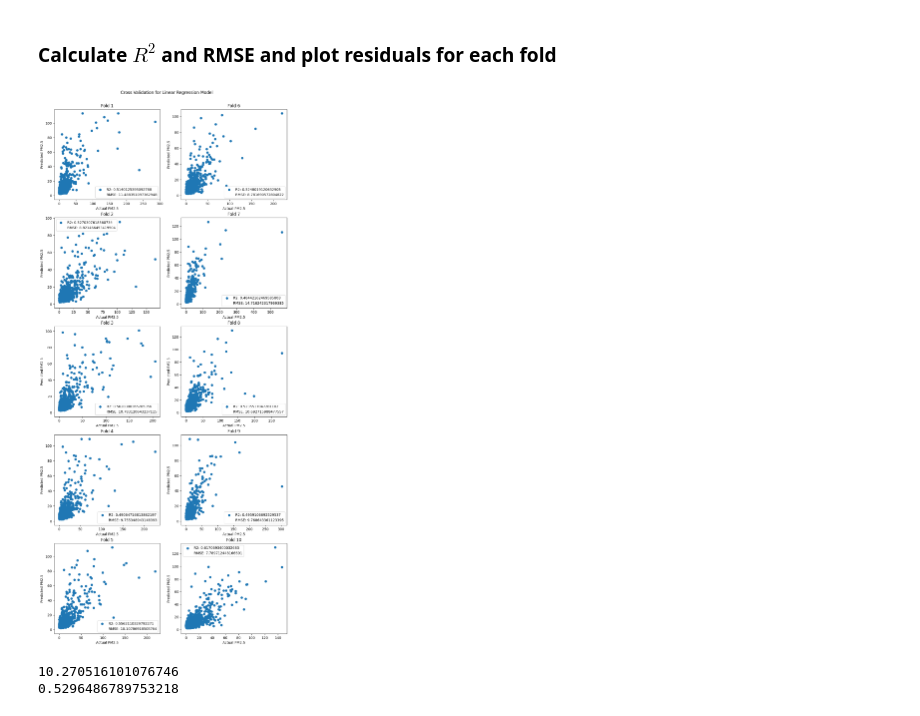
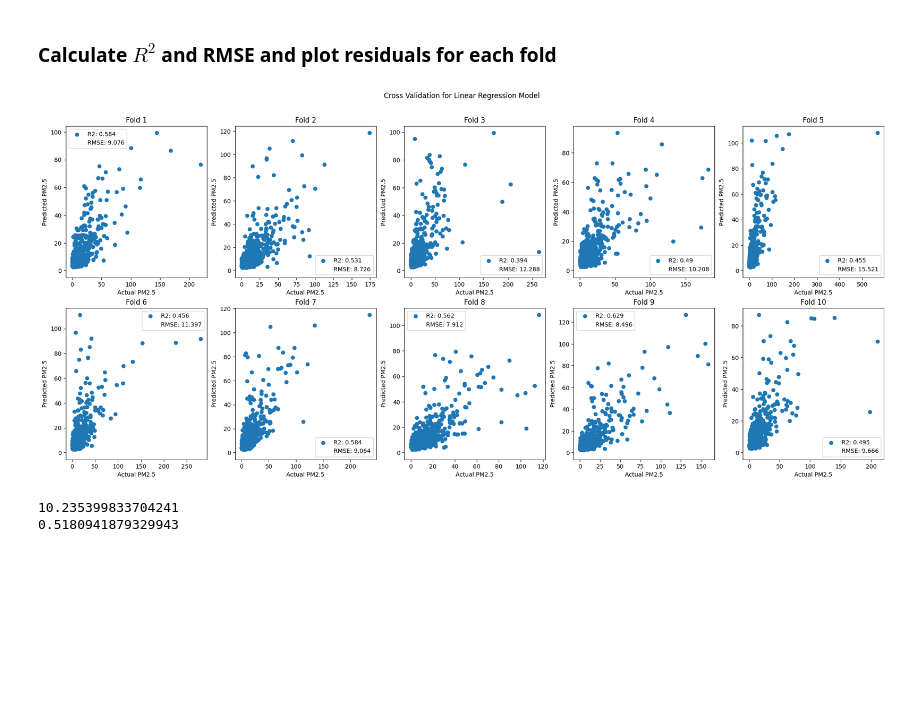
Before and after one commit to mt-pm-concentration-map/Simple_Linear_Regression, a Jupyter notebook: Linear_Regression_Cross_Validation.ipynb, the cells around one changed output. Cells and saved outputs as stored; diff of their text form; code cells hidden in the pictures; blank space fills up the shorter version.

```diff
--- a/Linear_Regression_Cross_Validation.ipynb
+++ b/Linear_Regression_Cross_Validation.ipynb
@@ -21,16 +12,16 @@ import pandas as pd
 ### Import 10 folds of data. I split this up in advance to keep the folds consistent across all models.
 # %%
 # import the 10-folds of training and validation data
-f0 = ee.FeatureCollection('users/aspenjkmorgan/k_folds/f0')
-f1 = ee.FeatureCollection('users/aspenjkmorgan/k_folds/f1')
-f2 = ee.FeatureCollection('users/aspenjkmorgan/k_folds/f2')
-f3 = ee.FeatureCollection('users/aspenjkmorgan/k_folds/f3')
-f4 = ee.FeatureCollection('users/aspenjkmorgan/k_folds/f4')
-f5 = ee.FeatureCollection('users/aspenjkmorgan/k_folds/f5')
-f6 = ee.FeatureCollection('users/aspenjkmorgan/k_folds/f6')
-f7 = ee.FeatureCollection('users/aspenjkmorgan/k_folds/f7')
-f8 = ee.FeatureCollection('users/aspenjkmorgan/k_folds/f8')
-f9 = ee.FeatureCollection('users/aspenjkmorgan/k_folds/f9')
+f0 = ee.FeatureCollection('users/aspenjkmorgan/k_folds/f0_v2')
+f1 = ee.FeatureCollection('users/aspenjkmorgan/k_folds/f1_v2')
+f2 = ee.FeatureCollection('users/aspenjkmorgan/k_folds/f2_v2')
+f3 = ee.FeatureCollection('users/aspenjkmorgan/k_folds/f3_v2')
+f4 = ee.FeatureCollection('users/aspenjkmorgan/k_folds/f4_v2')
+f5 = ee.FeatureCollection('users/aspenjkmorgan/k_folds/f5_v2')
+f6 = ee.FeatureCollection('users/aspenjkmorgan/k_folds/f6_v2')
+f7 = ee.FeatureCollection('users/aspenjkmorgan/k_folds/f7_v2')
+f8 = ee.FeatureCollection('users/aspenjkmorgan/k_folds/f8_v2')
+f9 = ee.FeatureCollection('users/aspenjkmorgan/k_folds/f9_v2')
 # %%
 # create 10 training sets (train0 contains all folds except f0)
 train0 = ee.FeatureCollection([f1, f2, f3, f4, f5, f6, f7, f8, f9]).flatten()
@@ -77,9 +68,9 @@ def sqDifference(feature):
 ### Calculate $R^2$ and RMSE and plot residuals for each fold
 # %%
 # prepare for graphs
-fig, ax = plt.subplots(5, 2, figsize=(12, 25))
+fig, ax = plt.subplots(2, 5, figsize=(25, 10))
 fig.suptitle('Cross Validation for Linear Regression Model')
-fig.subplots_adjust(top=0.95)
+fig.subplots_adjust(top=0.90)
 
 all_folds_data = []
 count = 0
@@ -95,45 +86,45 @@ for train in folds:
   slope = lf.get('scale')
 
   # apply the model to the validation data
   current_fold_fc = ee.FeatureCollection(validation.map(applyLinearModel))
 
   # Compute the square residuals of computed and actual pm25
   rss_col = current_fold_fc.map(sqResiduals)
   rss = ee.Number(rss_col.aggregate_sum('sq_residual'))
   mean = ee.Number(current_fold_fc.aggregate_mean('pm25'))
   tss = ee.Number(current_fold_fc.map(sqDifference).aggregate_sum('sq_diff'))
   r2 = ee.Number(1).subtract(rss.divide(tss))
   rmse = ee.Number(rss_col.reduceColumns(ee.Reducer.mean(), ['sq_residual']).get('mean')).sqrt()
 
   new_feature = ee.Feature(None, {'fold': count, 'val_rmse': rmse, 'r2': r2})
   all_folds_data.append(new_feature)
 
   # plot the residuals
   pm = current_fold_fc.reduceColumns(ee.Reducer.toList(), ['pm25']).get('list').getInfo()
   pm_pred = current_fold_fc.reduceColumns(ee.Reducer.toList(), ['pm_cal']).get('list').getInfo()
   residuals = pd.DataFrame({'pm25': pm, 'pm_cal': pm_pred})
-  ax[count%5][count//5].scatter(residuals['pm25'], residuals['pm_cal'], label='R2: ' + str(r2.getInfo()))
-  ax[count%5][count//5].set_title('Fold ' + str(count+1))
-  ax[count%5][count//5].set_xlabel('Actual PM2.5')
-  ax[count%5][count//5].set_ylabel('Predicted PM2.5')
-  ax[count%5][count//5].scatter(0, 0, alpha=0, label='RMSE: ' + str(rmse.getInfo()))
-  ax[count%5][count//5].legend()
+  ax[count//5][count%5].scatter(residuals['pm25'], residuals['pm_cal'], label='R2: ' + str(round(r2.getInfo(), 3)))
+  ax[count//5][count%5].set_title('Fold ' + str(count+1))
+  ax[count//5][count%5].set_xlabel('Actual PM2.5')
+  ax[count//5][count%5].set_ylabel('Predicted PM2.5')
+  ax[count//5][count%5].scatter(0, 0, alpha=0, label='RMSE: ' + str(round(rmse.getInfo(), 3)))
+  ax[count//5][count%5].legend()
 
   count += 1
 
 # combine data from all folds into one feature collection. Each
 # fold will have a different starting index number
 data = ee.FeatureCollection(all_folds_data)
 
 # save residuals plot
 plt.savefig("cv_linear_reg.pdf", bbox_inches='tight')
 # %% [output]
-[figure, old version]
+[figure, new version]
 # %%
 cv_rmse = data.aggregate_mean('val_rmse')
 cv_r2 = data.aggregate_mean('r2')
 print(cv_rmse.getInfo())
 print(cv_r2.getInfo())
 # %% [output]
-10.270516101076746
-0.5296486789753218
+10.235399833704241
+0.5180941879329943
```
Also changed, not shown: parts of 2 cells of this notebook, 1 other file.
